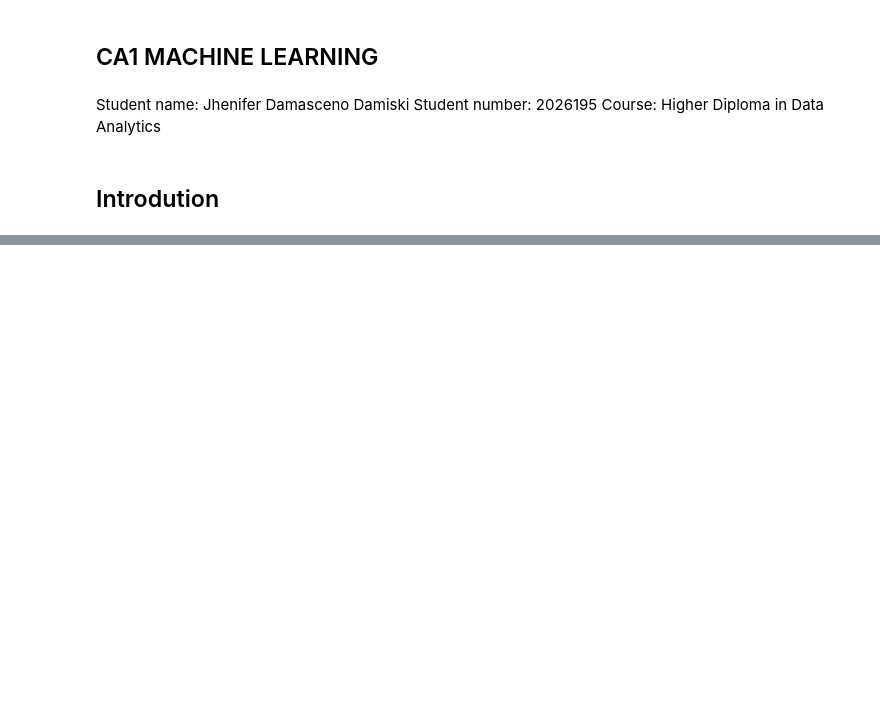
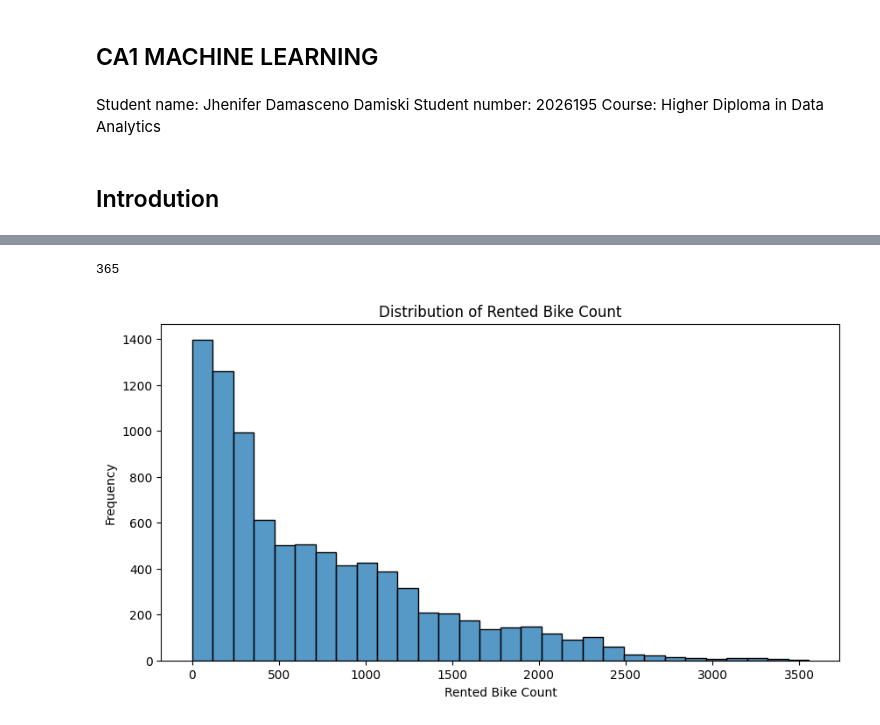
Before and after one commit to JheniferDamiski/CA1-Machine-Learning-for-Business-Git, a Jupyter notebook: Untitled.ipynb, the cells around one changed output, grey strips where cells are left out. Saved outputs shown, nothing was run; the diff lists cells and outputs as text; code cells hidden in the pictures; blank space fills up the shorter version.

Commit message:
codes, graph and cleaning

```diff
--- a/Untitled.ipynb
+++ b/Untitled.ipynb
@@ -23,0 +12,2 @@ df.head()
+# %%
+df = pd.read_csv('SeoulBikeData.csv')
@@ -23,0 +81,2 @@ df.head()
+# %%
+df["Date"] = pd.to_datetime(df["Date"], dayfirst=True)
@@ -23,0 +141,13 @@ df.head()
+# %%
+df["Date"].nunique()
+# %% [output]
+365
+# %%
+plt.figure(figsize=(10, 5))
+sns.histplot(df["Rented Bike Count"], bins=30)
+plt.title("Distribution of Rented Bike Count")
+plt.xlabel("Rented Bike Count")
+plt.ylabel("Frequency")
+plt.show()
+# %% [output]
+[figure, added]
```
Also changed, not shown: parts of 20 cells of this notebook, 1 other file.
